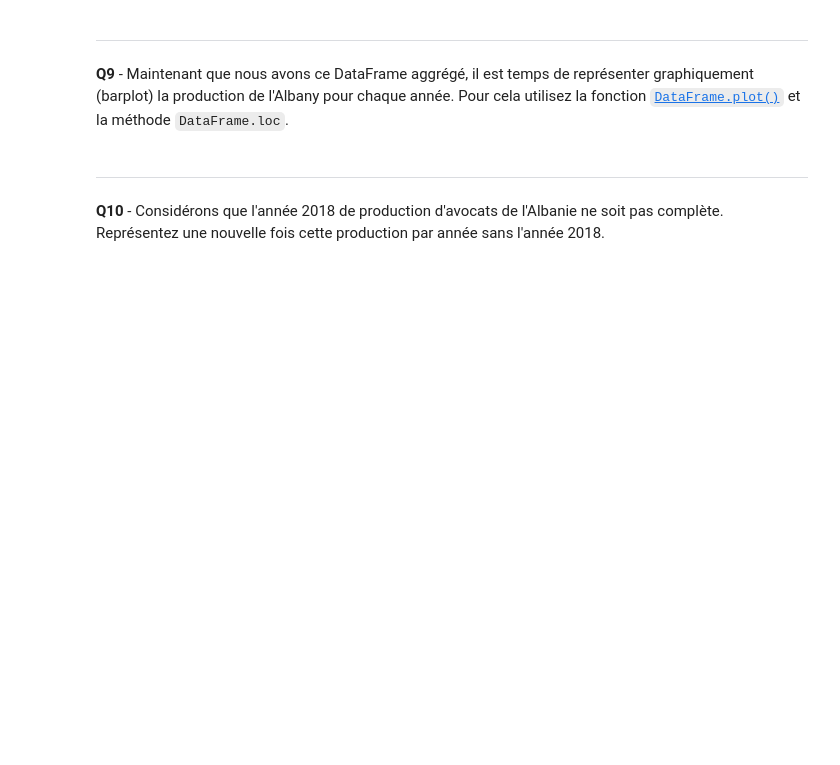
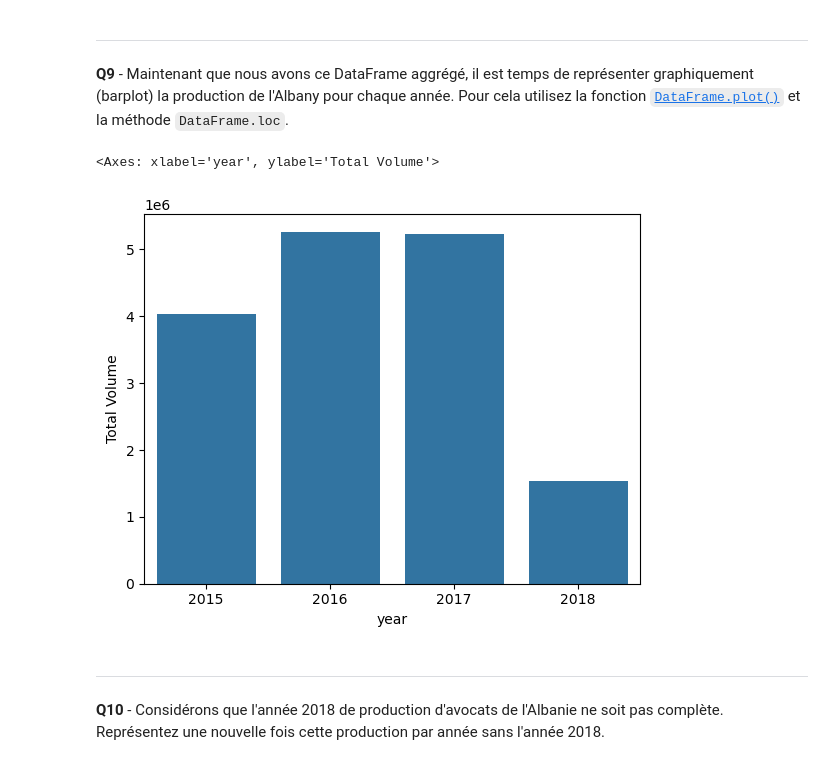
Before and after one commit to nick-voisin/formation, a Jupyter notebook: notebooks/1_Introduction_modelisation/1_Introduction_Python.ipynb, the cells around one changed output. Cells and saved outputs as stored; diff of their text form; code cells hidden in the pictures; blank space fills up the shorter version.

```diff
--- a/notebooks/1_Introduction_modelisation/1_Introduction_Python.ipynb
+++ b/notebooks/1_Introduction_modelisation/1_Introduction_Python.ipynb
@@ -209,6 +252,8 @@ import matplotlib.pyplot as plt
 # %% [markdown]
 ---
 **Q1** - Chargez les données se trouvant dans le dossier data:
+# %%
+df = pd.read_csv("./data/avocado.csv", header=0, index_col=0)
 # %% [markdown]
 ---
 **Q2** - Affichez les 5 premières lignes du DataFrame créé :
@@ -230,3 +329,5 @@ import matplotlib.pyplot as plt
 # %% [markdown]
 ---
 **Q6** - Regardez le type de la colonne <code>Date</code>, que remarquez vous ? A l'aide de la fonction <code>pd.to_datetime</code> convertissez cette colone en <code>datetime</code> :
+# %%
+df["Date"] = pd.to_datetime(df["Date"], format="%Y-%m-%d")
@@ -244,6 +378,13 @@ Pour répondre à cette question, nous devons agréger les lignes en fonction de
 ---
 
 **Q9** - Maintenant que nous avons ce DataFrame aggrégé, il est temps de représenter graphiquement (barplot) la production de l'Albany pour chaque année. Pour cela utilisez la fonction <a href="https://pandas.pydata.org/pandas-docs/stable/reference/api/pandas.DataFrame.plot.html"><code>DataFrame.plot()</code></a> et la méthode <code>DataFrame.loc</code>.
+# %%
+data_albany = df[df["region"] == "Albany"].groupby("year")["Total Volume"].sum()
+# plt.bar(x=data_albany.index, height=data_albany, align="center")
+sns.barplot(data=data_albany)
+# %% [output]
+<Axes: xlabel='year', ylabel='Total Volume'>
+[figure, added]
 # %% [markdown]
 ---
 
```
Also changed, not shown: parts of 20 cells of this notebook, 1 other file.
